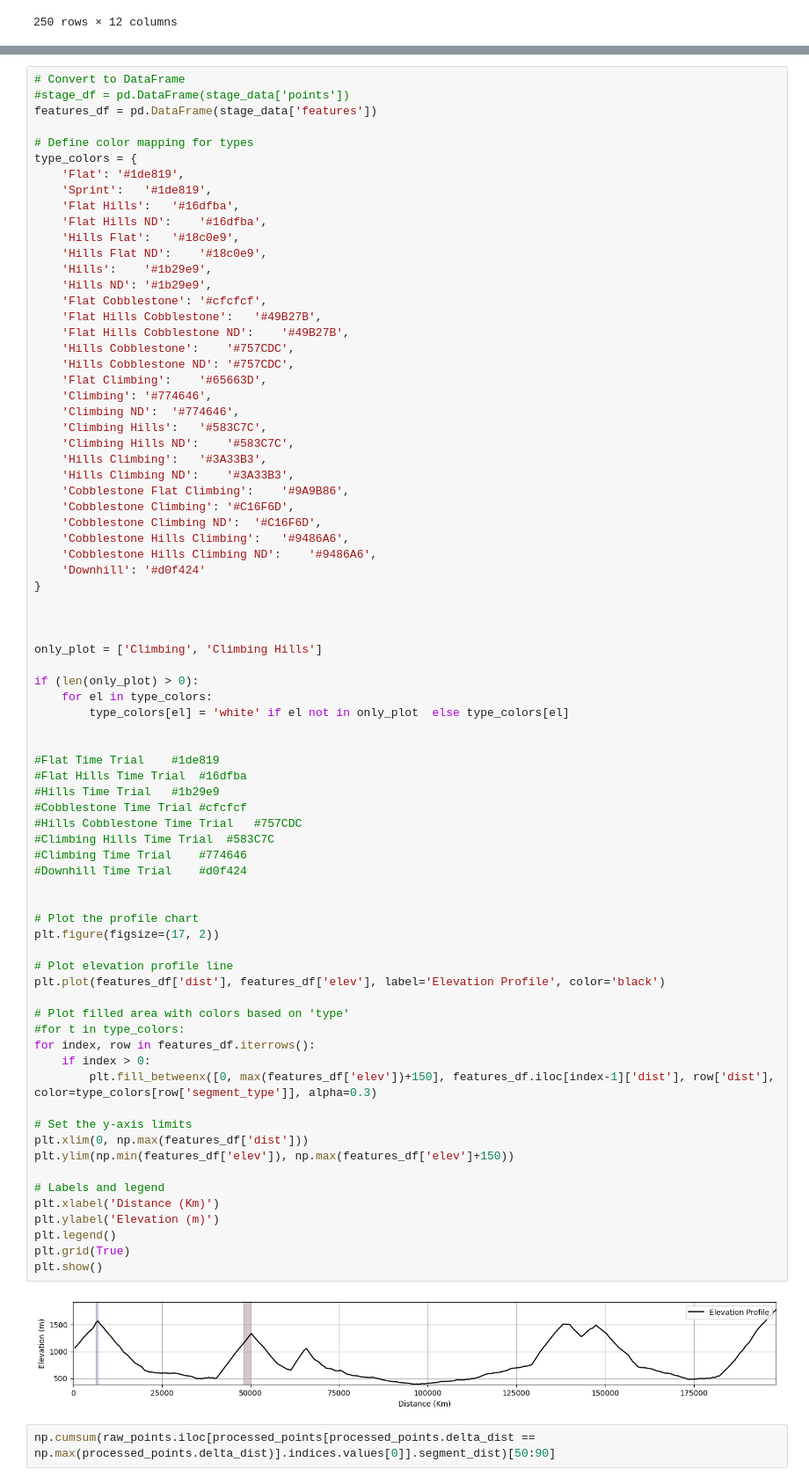
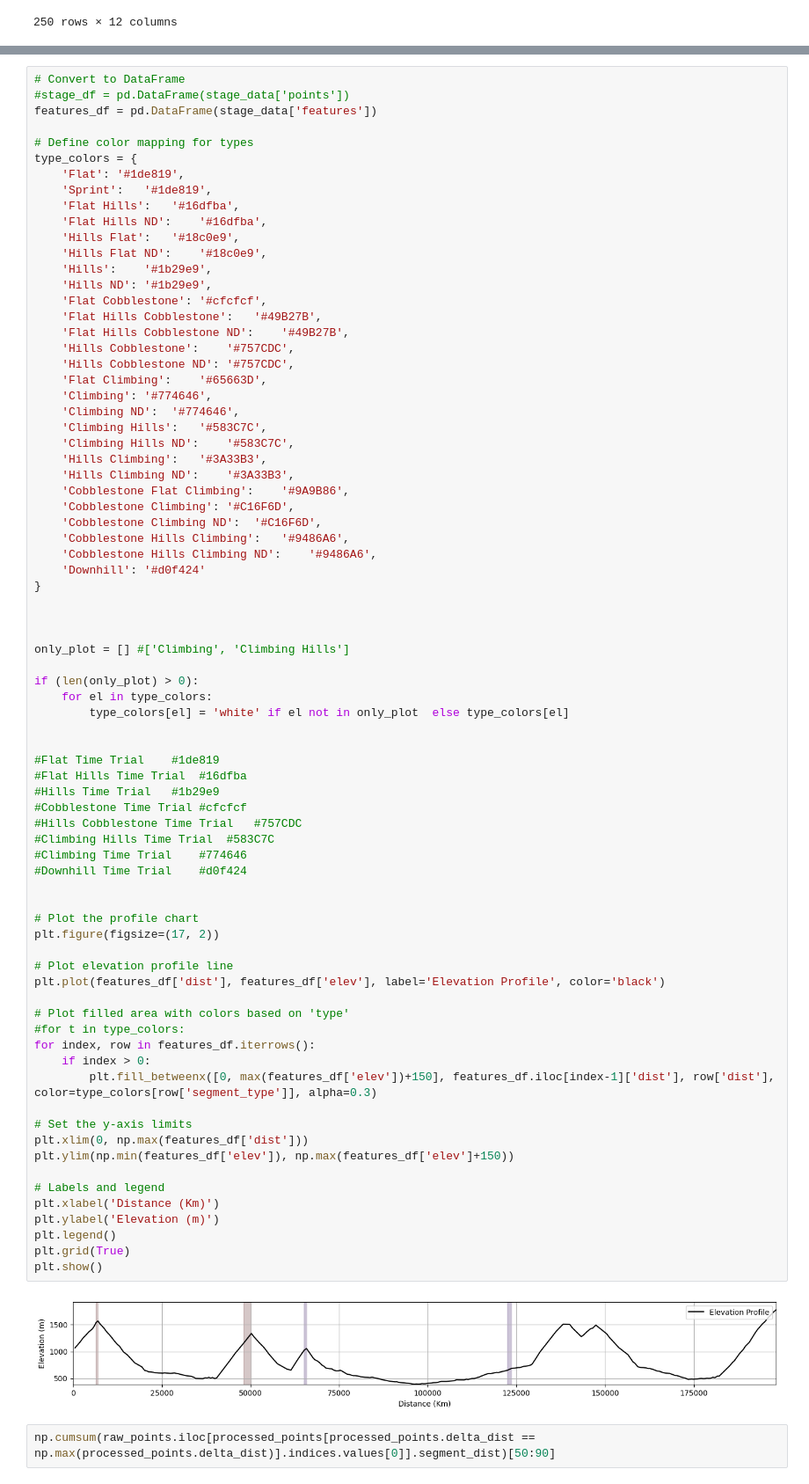
Before and after one commit to alunacob/cff_simu, a Jupyter notebook: 3.Stage_Regularization.ipynb, the cells around one changed output, grey strips where cells are left out. Shown at 88% size. Drawn from its saved outputs; the diff is of its cells as text.

Commit message:
fixed last climbs

```diff
--- a/3.Stage_Regularization.ipynb
+++ b/3.Stage_Regularization.ipynb
@@ -180,7 +180,7 @@ type_colors = {
 
 
 
-only_plot = ['Climbing', 'Climbing Hills']
+only_plot = [] #['Climbing', 'Climbing Hills']
 
 if (len(only_plot) > 0):
     for el in type_colors:
@@ -193,34 +193,34 @@ if (len(only_plot) > 0):
 #Cobblestone Time Trial	#cfcfcf
 #Hills Cobblestone Time Trial	#757CDC
 #Climbing Hills Time Trial	#583C7C
 #Climbing Time Trial	#774646
 #Downhill Time Trial	#d0f424
 
 
 # Plot the profile chart
 plt.figure(figsize=(17, 2))
 
 # Plot elevation profile line
 plt.plot(features_df['dist'], features_df['elev'], label='Elevation Profile', color='black')
 
 # Plot filled area with colors based on 'type'
 #for t in type_colors:
 for index, row in features_df.iterrows():
     if index > 0:
         plt.fill_betweenx([0, max(features_df['elev'])+150], features_df.iloc[index-1]['dist'], row['dist'], color=type_colors[row['segment_type']], alpha=0.3)
 
 # Set the y-axis limits
 plt.xlim(0, np.max(features_df['dist']))
 plt.ylim(np.min(features_df['elev']), np.max(features_df['elev']+150))
 
 # Labels and legend
 plt.xlabel('Distance (Km)')
 plt.ylabel('Elevation (m)')
 plt.legend()
 plt.grid(True)
 plt.show()
 # %% [output]
-[figure, old version]
+[figure, new version]
 # %%
 np.cumsum(raw_points.iloc[processed_points[processed_points.delta_dist ==  np.max(processed_points.delta_dist)].indices.values[0]].segment_dist)[50:90]
 # %% [output]
```
Also changed, not shown: parts of 4 cells of this notebook, 1 other file.
